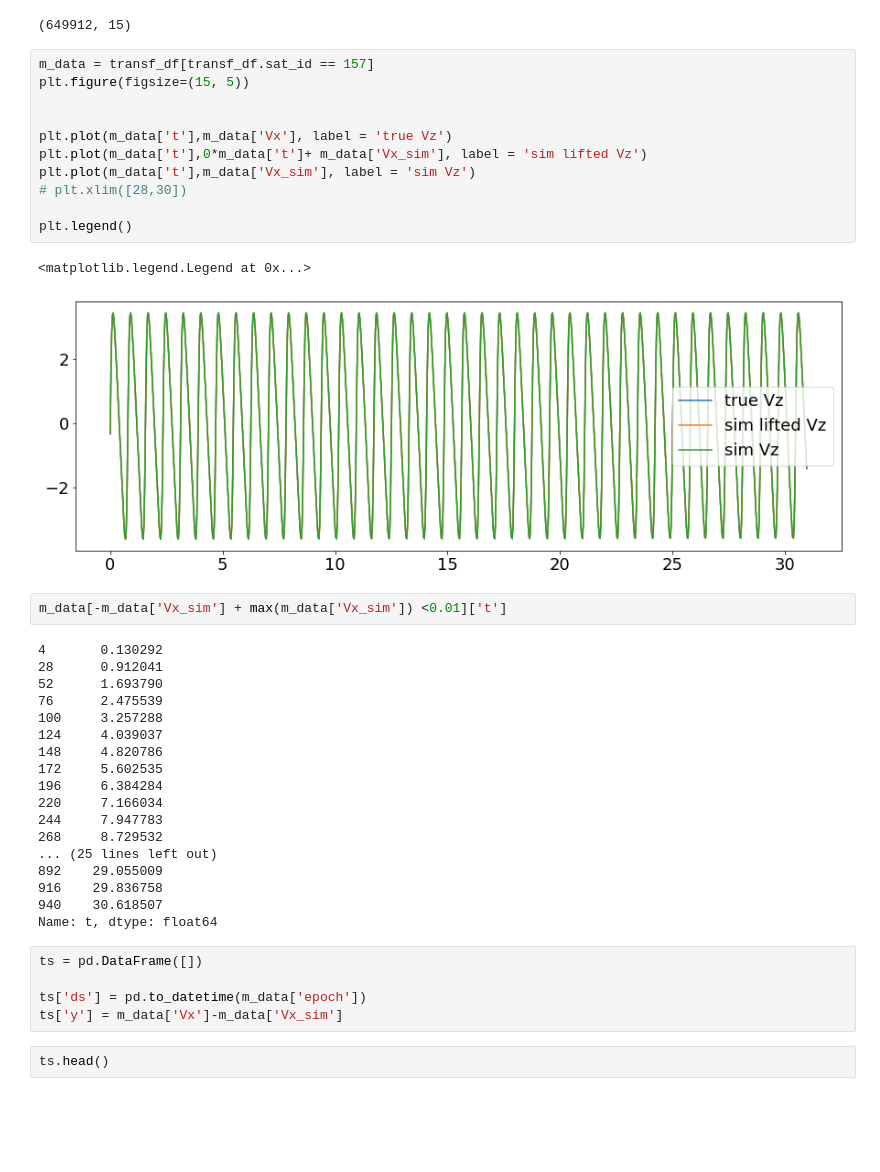
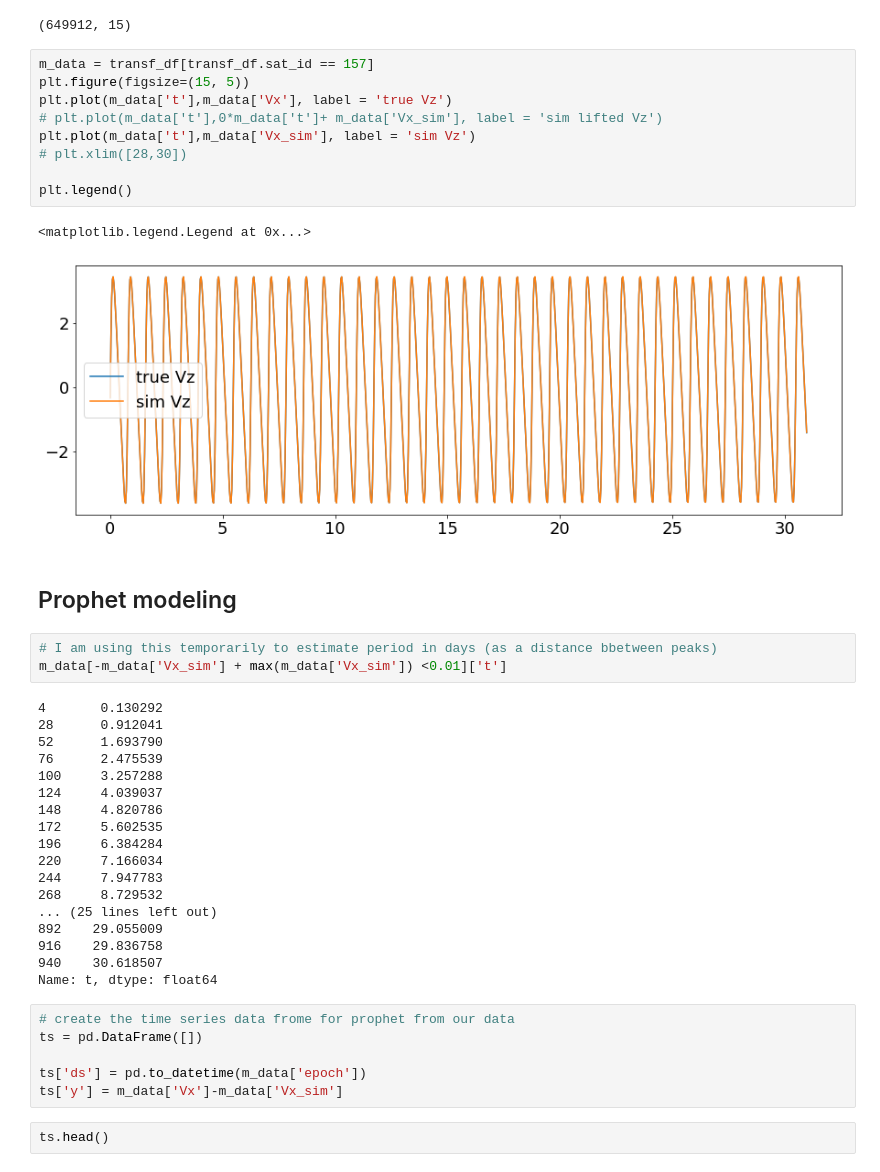
Before and after one commit to Mixanik-43/IDAO-2020, a Jupyter notebook: prophet_model_exploration.ipynb, the cells around one changed output. Saved outputs shown, nothing was run; the diff lists cells and outputs as text; blank space fills up the shorter version.

Commit message:
added comments for phophet model

```diff
--- a/prophet_model_exploration.ipynb
+++ b/prophet_model_exploration.ipynb
@@ -280,18 +264,19 @@ transf_df.shape
 # %%
 m_data = transf_df[transf_df.sat_id == 157]
 plt.figure(figsize=(15, 5))
-
-
 plt.plot(m_data['t'],m_data['Vx'], label = 'true Vz')
-plt.plot(m_data['t'],0*m_data['t']+ m_data['Vx_sim'], label = 'sim lifted Vz')
+# plt.plot(m_data['t'],0*m_data['t']+ m_data['Vx_sim'], label = 'sim lifted Vz')
 plt.plot(m_data['t'],m_data['Vx_sim'], label = 'sim Vz')
 # plt.xlim([28,30])
 
 plt.legend()
 # %% [output]
 <matplotlib.legend.Legend at 0x...>
-[figure, old version]
+[figure, new version]
+# %% [markdown]
+## Prophet modeling
 # %%
+# I am using this temporarily to estimate period in days (as a distance bbetween peaks)
 m_data[-m_data['Vx_sim'] + max(m_data['Vx_sim']) <0.01]['t']
 # %% [output]
 4       0.130292
@@ -312,6 +297,7 @@ m_data[-m_data['Vx_sim'] + max(m_data['Vx_sim']) <0.01]['t']
 940    30.618507
 Name: t, dtype: float64
 # %%
+# create the time series data frome for prophet from our data
 ts = pd.DataFrame([])
 
 ts['ds'] = pd.to_datetime(m_data['epoch'])
```
Also changed, not shown: parts of 10 cells of this notebook.
